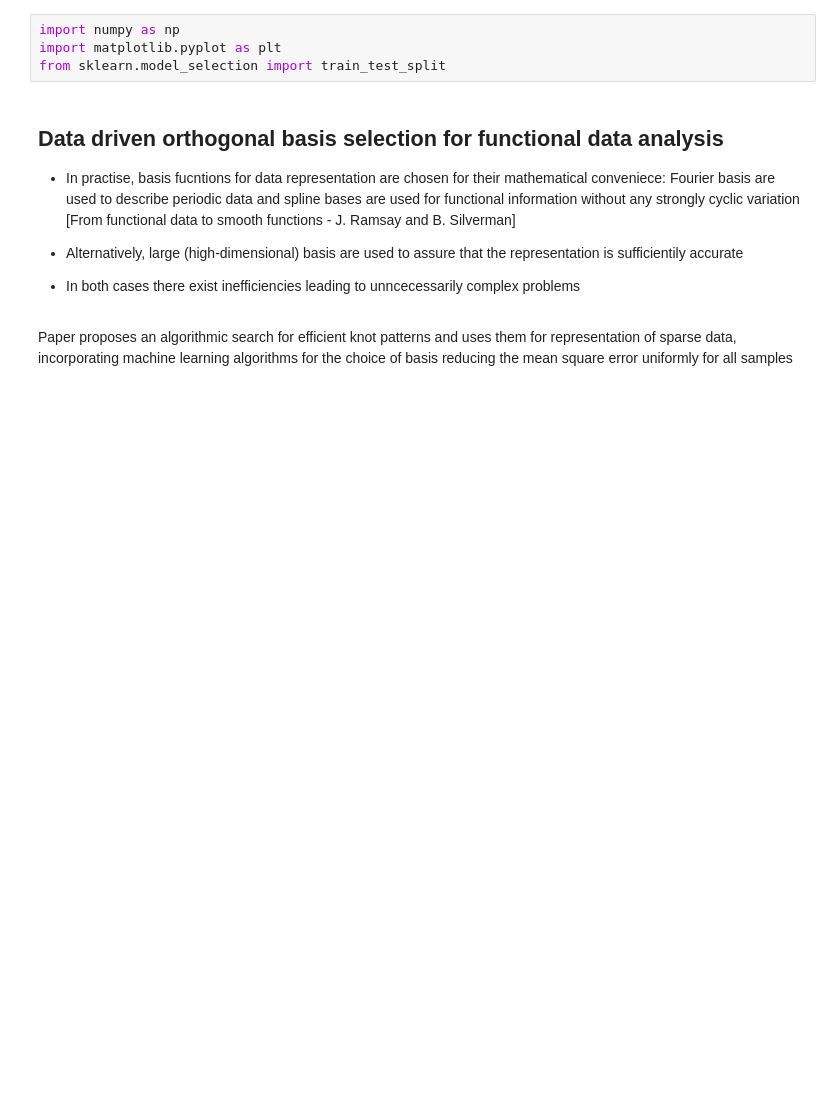
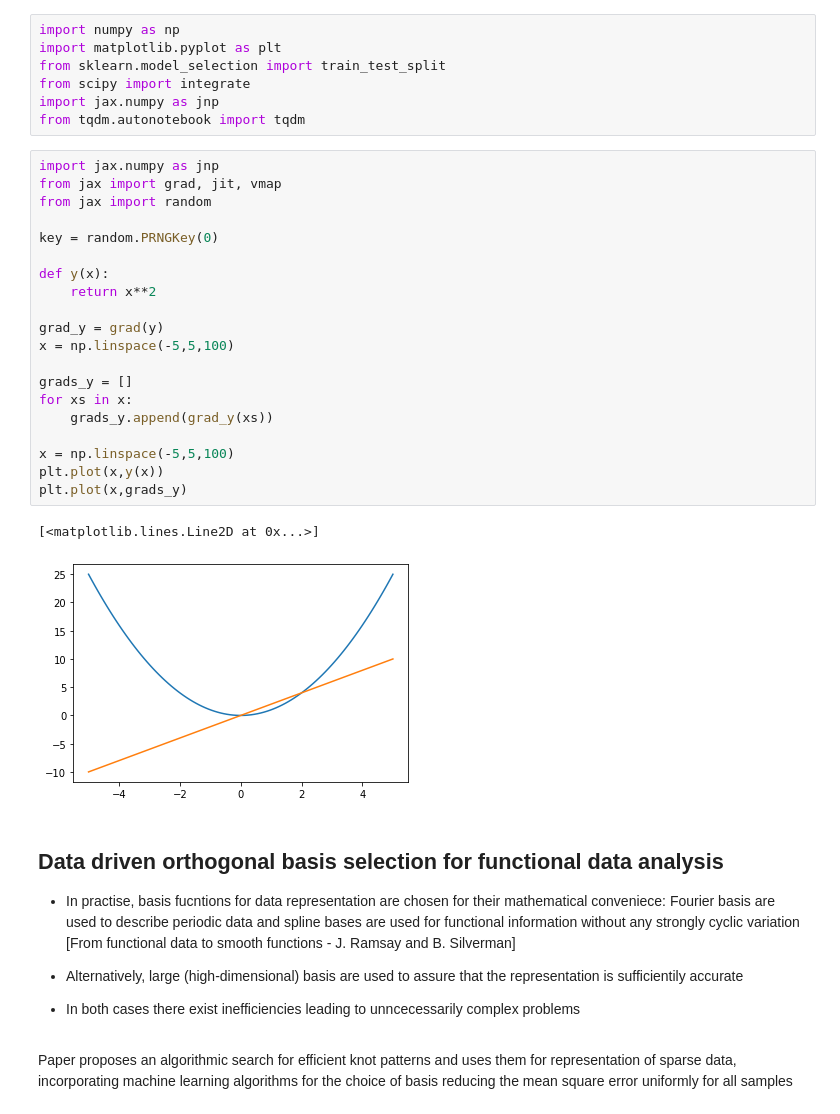
Before and after one commit to HJakeCunningham/GPBasisFunctions, a Jupyter notebook: Data_driven_orthogonal_basis_selection/experiments/implementation.ipynb, the cells around one changed output. Saved outputs shown, nothing was run; the diff lists cells and outputs as text; blank space fills up the shorter version.

```diff
--- a/Data_driven_orthogonal_basis_selection/experiments/implementation.ipynb
+++ b/Data_driven_orthogonal_basis_selection/experiments/implementation.ipynb
@@ -2,6 +2,32 @@
 import numpy as np
 import matplotlib.pyplot as plt
 from sklearn.model_selection import train_test_split
+from scipy import integrate
+import jax.numpy as jnp
+from tqdm.autonotebook import tqdm
+# %%
+import jax.numpy as jnp
+from jax import grad, jit, vmap
+from jax import random
+
+key = random.PRNGKey(0)
+
+def y(x):
+    return x**2
+
+grad_y = grad(y)
+x = np.linspace(-5,5,100)
+
+grads_y = []
+for xs in x:
+    grads_y.append(grad_y(xs))
+
+x = np.linspace(-5,5,100)
+plt.plot(x,y(x))
+plt.plot(x,grads_y)
+# %% [output]
+[<matplotlib.lines.Line2D at 0x...>]
+[figure, added]
 # %% [markdown]
 ## Data driven orthogonal basis selection for functional data analysis
 
```
Also changed, not shown: parts of 11 cells of this notebook, 2 other files.
